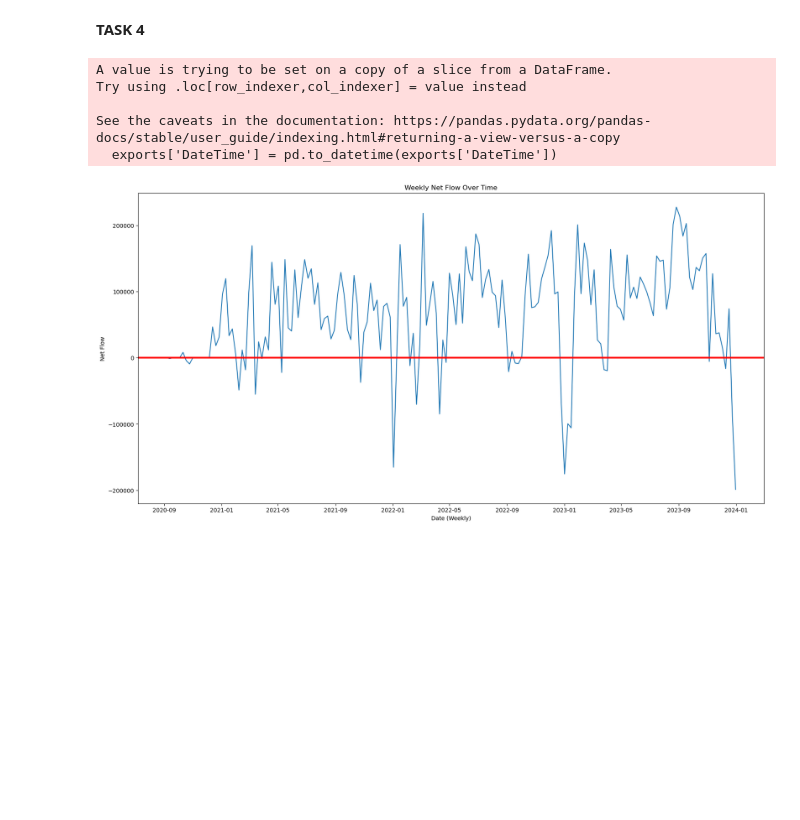
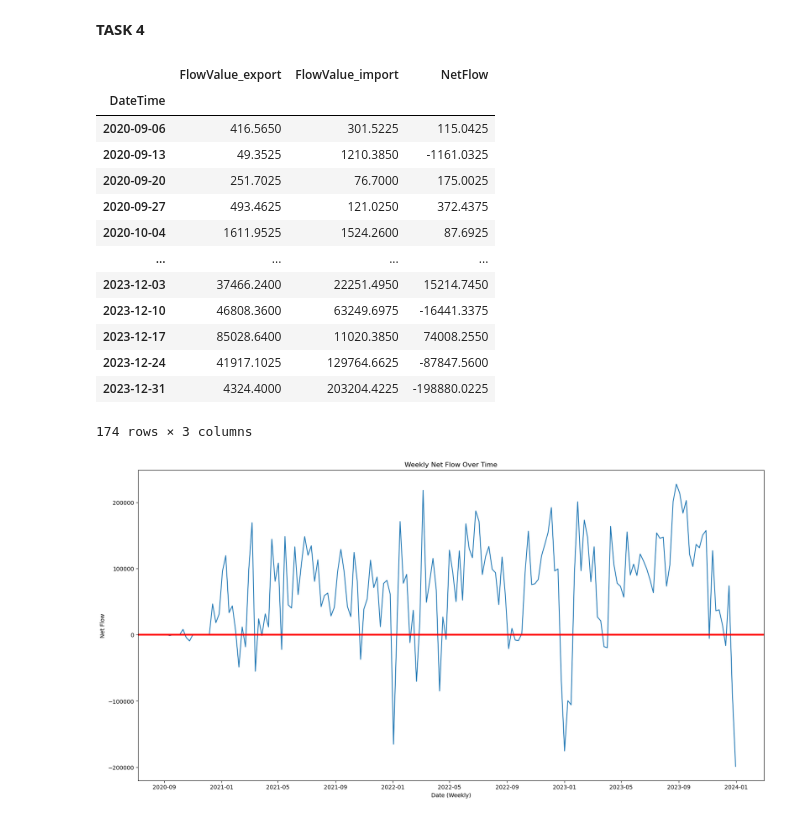
Before and after one commit to JoggiLJ/TECH_2_TERMPAPER, a Jupyter notebook: task.ipynb, the cells around one changed output. Cells and saved outputs as stored; diff of their text form; code cells hidden in the pictures; blank space fills up the shorter version.

```diff
--- a/task.ipynb
+++ b/task.ipynb
@@ -209,15 +212,3 @@ imports = df_flow_all[(df_flow_all['InMapCode'] == 'NO2') & (df_flow_all['OutMap
 
 # filtering germany to norway
 exports = df_flow_all[(df_flow_all['InMapCode'] == 'DE_LU') & (df_flow_all['OutMapCode'] == 'NO2')]
-# %%
-# converting norway to germany dataframe to weekly
-
-exports['DateTime'] = pd.to_datetime(exports['DateTime'])
-
-exports_W = exports.pivot_table(index=[pd.Grouper(key = 'DateTime', freq = 'W'), 'InMapCode', 'OutMapCode'], values = 'FlowValue', aggfunc='sum').reset_index()
-# %% [output]
-A value is trying to be set on a copy of a slice from a DataFrame.
-Try using .loc[row_indexer,col_indexer] = value instead
-
-See the caveats in the documentation: https://pandas.pydata.org/pandas-docs/stable/user_guide/indexing.html#returning-a-view-versus-a-copy
-  exports['DateTime'] = pd.to_datetime(exports['DateTime'])
@@ -228,3 +215,17 @@ imports_W = imports.pivot_table(index=[pd.Grouper(key = 'DateTime', freq = 'W'),
+# %%
+# setting indexes of imports and exports to DateTime and DateTime format
+
+exports.set_index('DateTime', inplace=True)
+
+imports.set_index('DateTime', inplace=True)
+# %%
+#converting both dataframes to the sum export/import for each week
+
+imports_W = imports.groupby(pd.Grouper( freq='W')).sum()
+exports_W = exports.groupby(pd.Grouper( freq='W')).sum()
+# %%
+imports_W = imports_W['FlowValue']
+exports_W = exports_W['FlowValue']
 # %%
 # merging the two dataframes
 
@@ -239,4 +240,21 @@ merged_df.fillna(0, inplace= True)
 # creating netflow column
 
 merged_df['NetFlow'] = merged_df['FlowValue_export'] - merged_df['FlowValue_import']
+# %%
+merged_df
+# %% [output]
+|  | FlowValue_export | FlowValue_import | NetFlow |
+| DateTime |  |  |  |
+| 2020-09-06 | 416.5650 | 301.5225 | 115.0425 |
+| 2020-09-13 | 49.3525 | 1210.3850 | -1161.0325 |
+| 2020-09-20 | 251.7025 | 76.7000 | 175.0025 |
+| 2020-09-27 | 493.4625 | 121.0250 | 372.4375 |
+| 2020-10-04 | 1611.9525 | 1524.2600 | 87.6925 |
+| ... | ... | ... | ... |
+| 2023-12-03 | 37466.2400 | 22251.4950 | 15214.7450 |
+| 2023-12-10 | 46808.3600 | 63249.6975 | -16441.3375 |
+| 2023-12-17 | 85028.6400 | 11020.3850 | 74008.2550 |
+| 2023-12-24 | 41917.1025 | 129764.6625 | -87847.5600 |
+| 2023-12-31 | 4324.4000 | 203204.4225 | -198880.0225 |
+174 rows × 3 columns
 # %%
```
Also changed, not shown: parts of 7 cells of this notebook.
